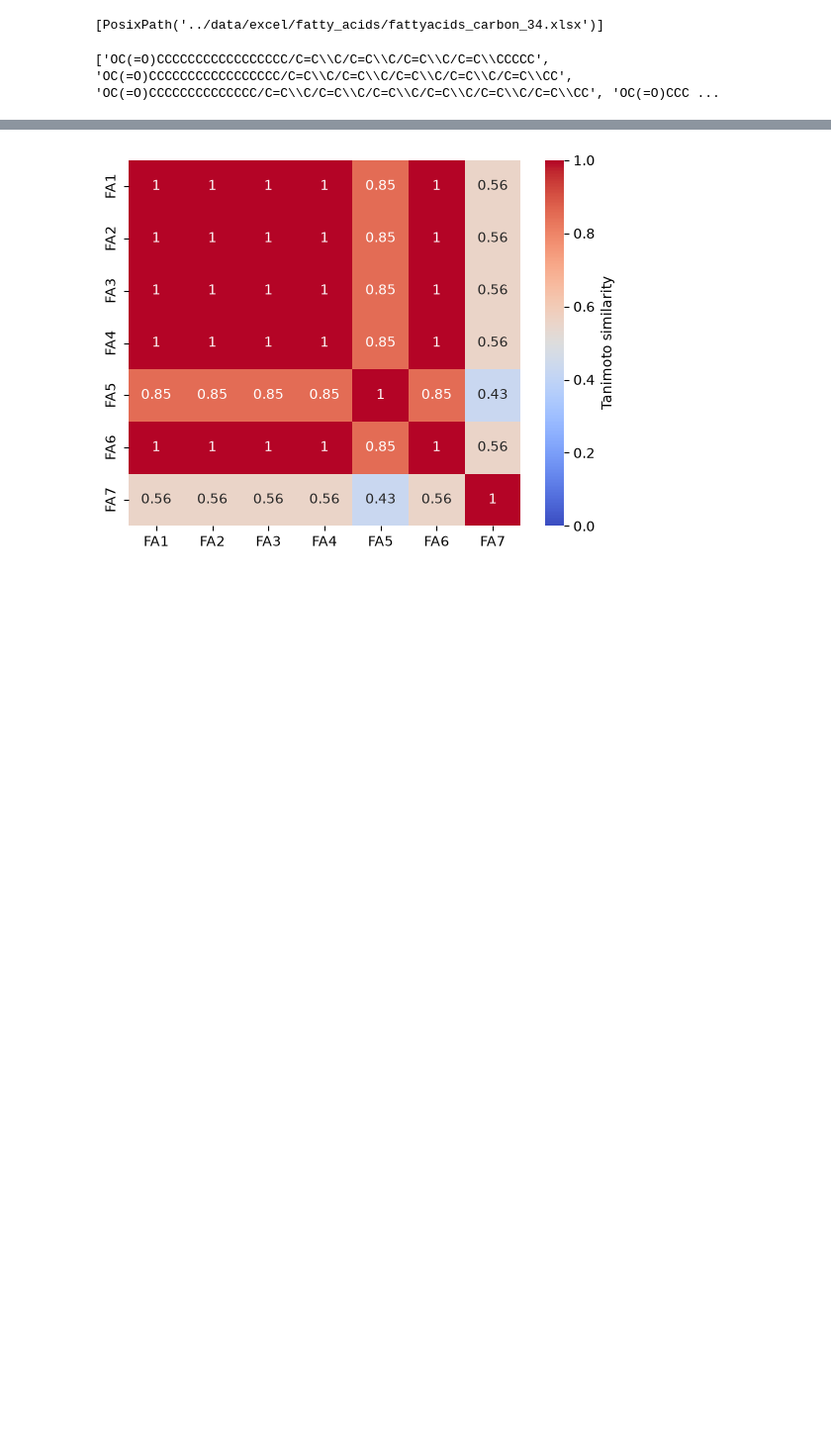
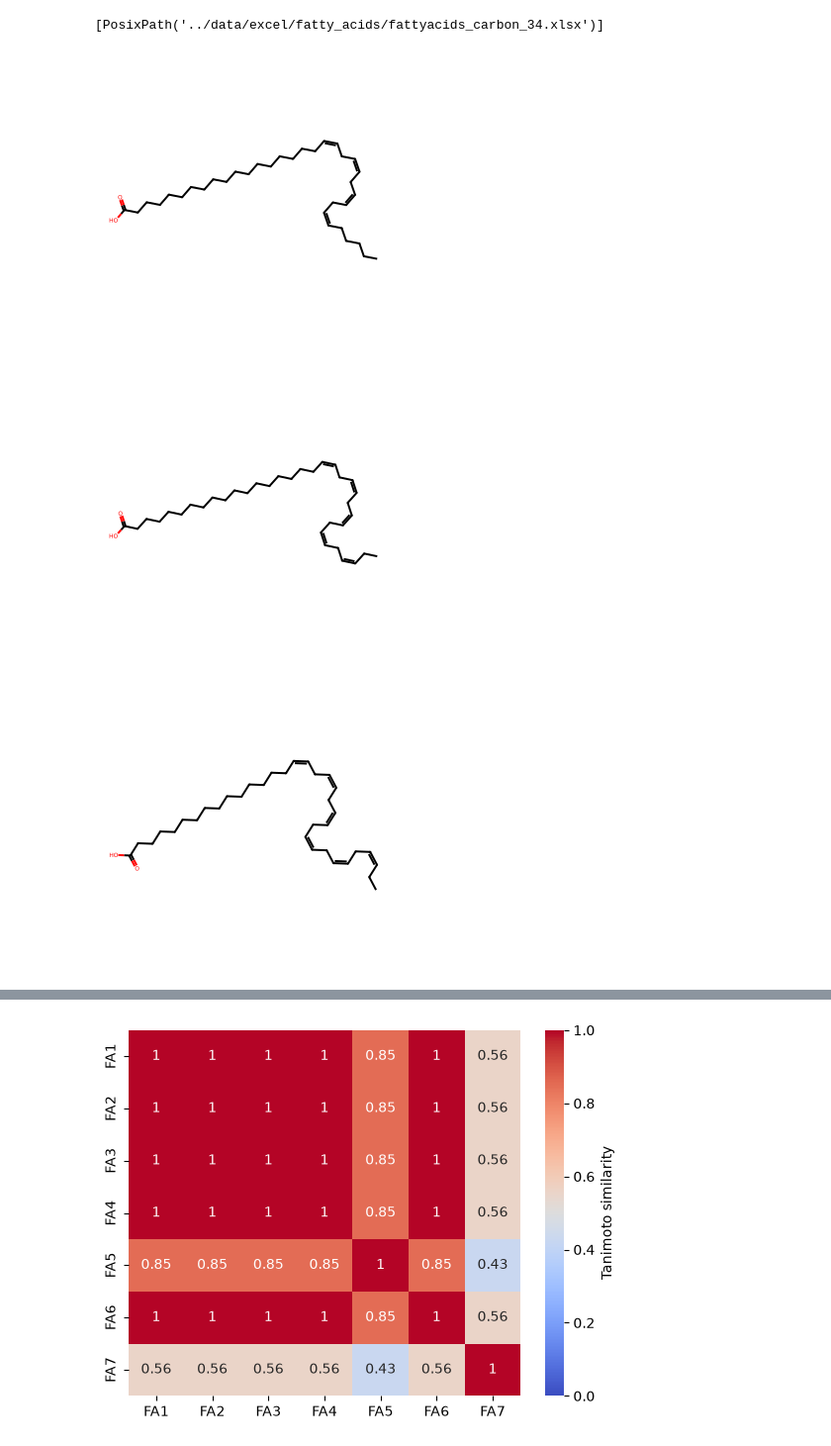
Before and after one commit to Kajanann/quantum-molecular-encodings-----Fork-for-Kaj, a Jupyter notebook: notebooks/Fatty_acid_figure3.ipynb, the cells around one changed output, grey strips where cells are left out. Shown at 99% size. Drawn from its saved outputs; the diff is of its cells as text; code cells hidden in the pictures; blank space fills up the shorter version.

```diff
--- a/notebooks/Fatty_acid_figure3.ipynb
+++ b/notebooks/Fatty_acid_figure3.ipynb
@@ -26,11 +27,18 @@ print(list(Path("..").rglob("fattyacids_carbon_34.xlsx"))) #allows for finding t
 # %%
 #reading and importing excel collumn containing the SMILE strings
 df = pd.read_excel('../data/excel/fatty_acids/fattyacids_carbon_34.xlsx')
 mylist = df['smiles_reordered'].tolist()
-print(mylist)
-
+#print(mylist)
+smiles_list = np.array(["CC","CCC", "CCCC", "CCCCC", "CCCCCC", "CCCCCCC", "CCCCCCCC", "CCCCCCCCC", "CCCCCCCCCC"])
 smiles_list_fig3 = np.array (mylist)
 
+molecules = [Chem.MolFromSmiles(smiles) for smiles in smiles_list_fig3]     #AI assisted code
+for mol in (molecules):
+    molecule_image = Draw.MolToImage(mol)
+    molecule_image.show()
+
 fatty_acid_labels = ("FA1", "FA2", "FA3", "FA4", "FA5", "FA6", "FA7")
 # %% [output]
-['OC(=O)CCCCCCCCCCCCCCCCC/C=C\\C/C=C\\C/C=C\\C/C=C\\CCCCC', 'OC(=O)CCCCCCCCCCCCCCCCC/C=C\\C/C=C\\C/C=C\\C/C=C\\C/C=C\\CC', 'OC(=O)CCCCCCCCCCCCCC/C=C\\C/C=C\\C/C=C\\C/C=C\\C/C=C\\C/C=C\\CC', 'OC(=O)CCC ...
+[figure, added]
+[figure, added]
+[figure, added]
```
Also changed, not shown: parts of 4 cells of this notebook, 2 other files.
